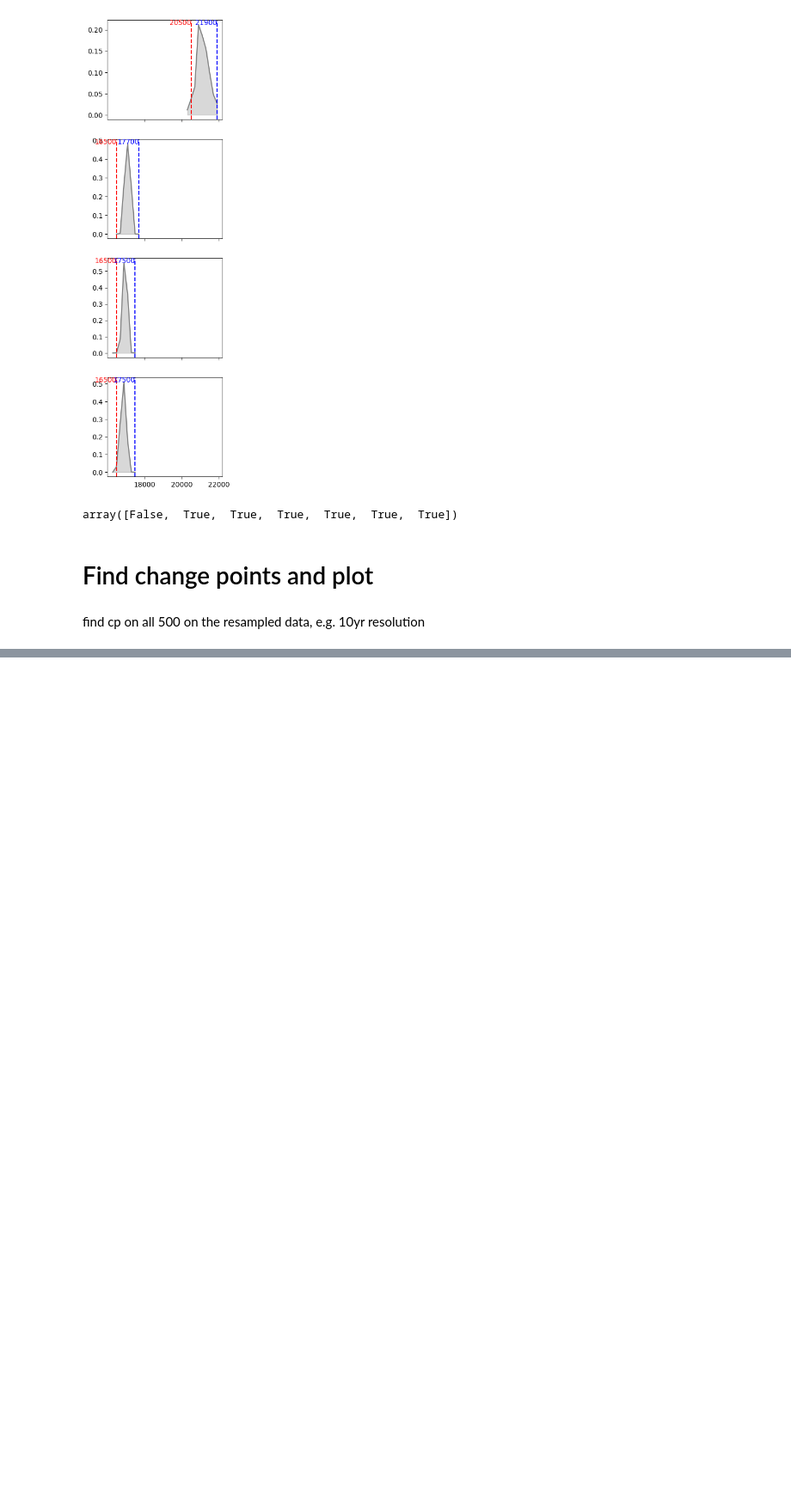
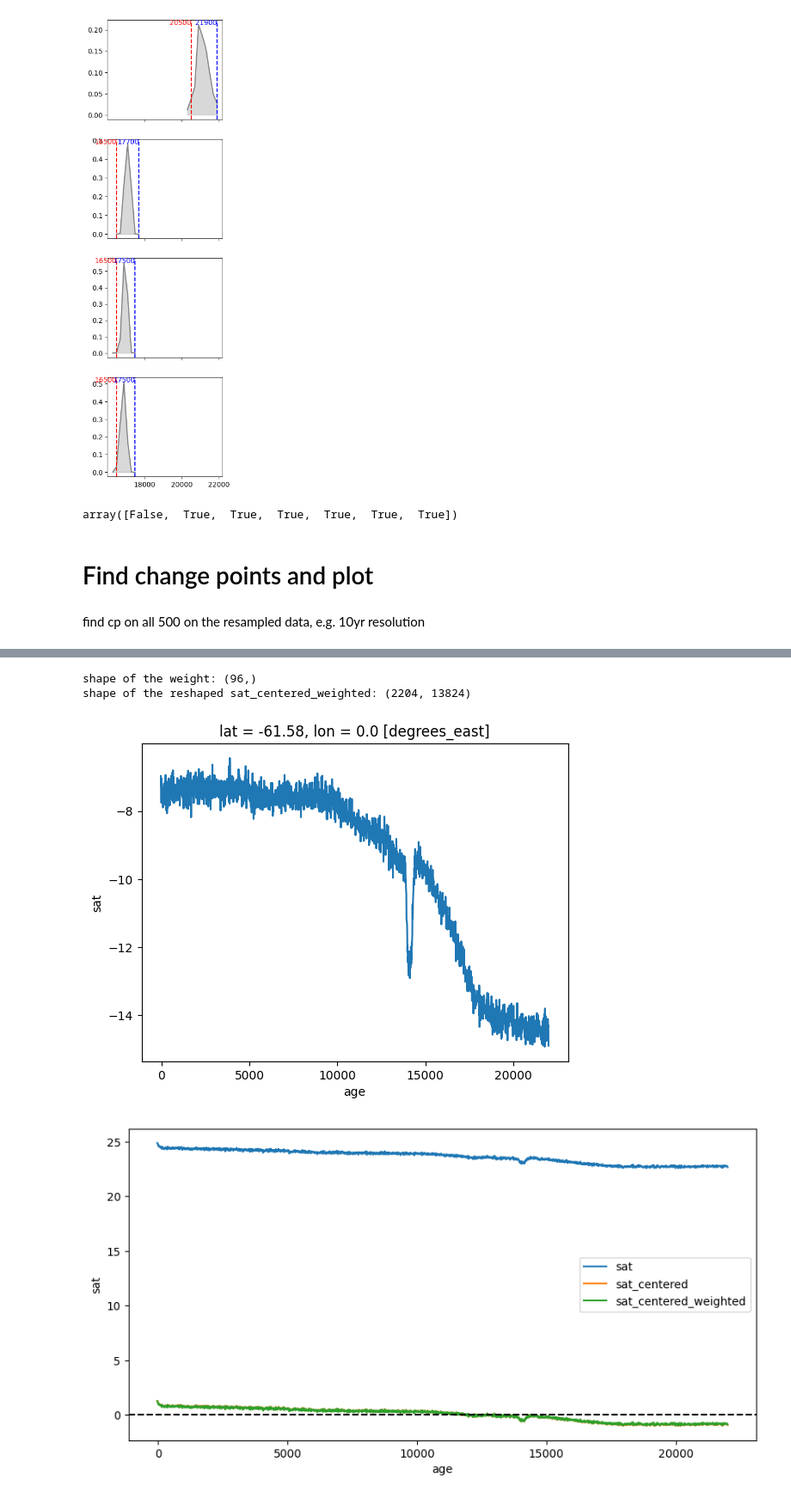
Before and after one commit to Peisong-Zheng/Last_deglaciation, a Jupyter notebook: Figure2_Ens.ipynb, the cells around one changed output, grey strips where cells are left out. Shown at 86% size. Cells and saved outputs as stored; diff of their text form; code cells hidden in the pictures; blank space fills up the shorter version.

```diff
--- a/Figure2_Ens.ipynb
+++ b/Figure2_Ens.ipynb
@@ -341,0 +391,36 @@ selected_cp_index: 2
+# %%
+import xarray as xr
+
+
+
+# Define the new grid to interpolate to (using ds_sat's grid)
+new_lat = ds_sat.lat
+new_lon = ds_sat.lon
+
+# Perform the interpolation
+ds_trace_interpolated = ds_trace.interp(lat=new_lat, lon=new_lon, method='linear') # there will be nan values in the interpolated data as the spatial extend of LGMR data is larger than the TraCE data
+ds_trace_interpolated['class_relabeled'] = ds_sat['class_relabeled']
+
+ds_trace_interpolated['sat'].isel(lat=15, lon=0).plot()
+
+
+from toolbox import PCA_functions as pf
+# 1. Center the Data
+ds_trace_interpolated = pf.center_data(ds_trace_interpolated)
+
+# 2. Weight the Data
+ds_trace_interpolated = pf.apply_weighting(ds_trace_interpolated)
+
+# 3. Plot the Centered and Weighted Data
+# Assuming you want to plot data for lat=0 and lon=0
+lat_index = 40
+lon_index = 90
+pf.plot_sat_variables(ds_trace_interpolated, lat_index, lon_index)
+
+
+ds_trace_interpolated
+# %% [output]
+shape of the weight: (96,)
+shape of the reshaped sat_centered_weighted: (2204, 13824)
+[figure, added]
+[figure, added]
```
Also changed, not shown: parts of 14 cells of this notebook.
